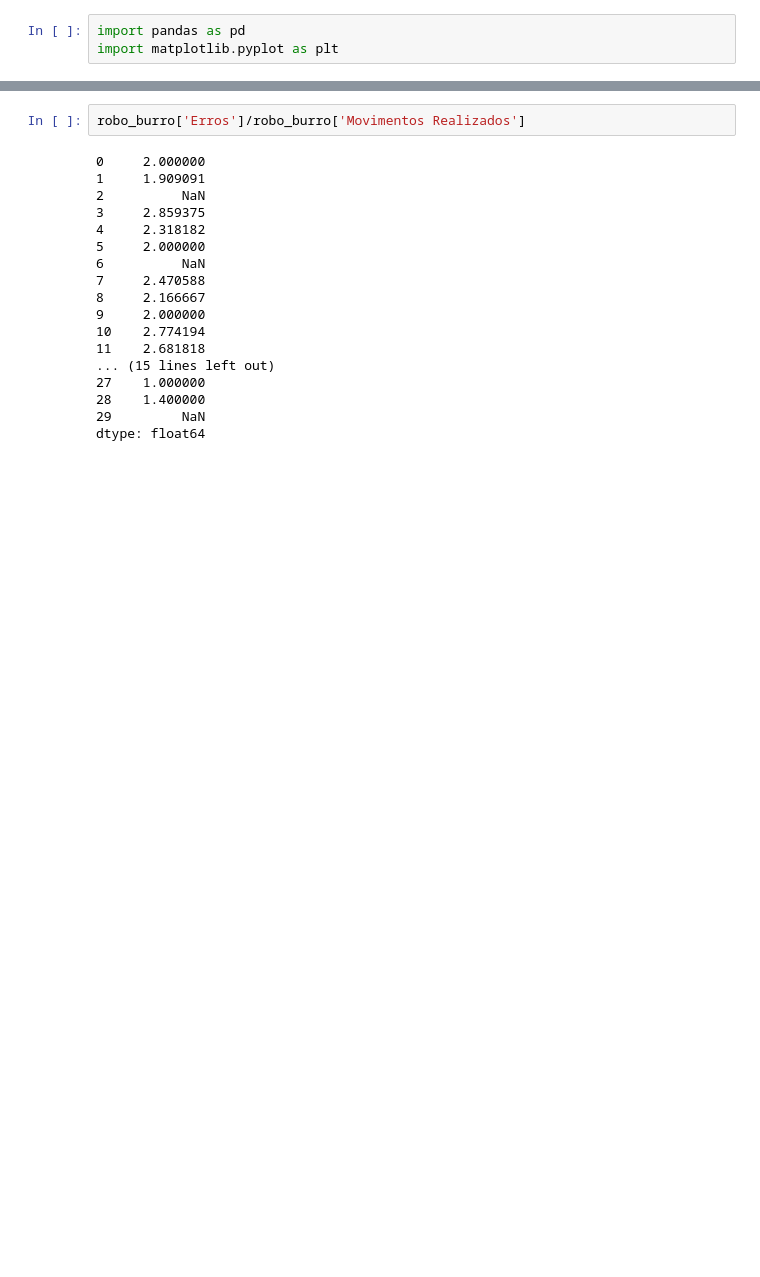
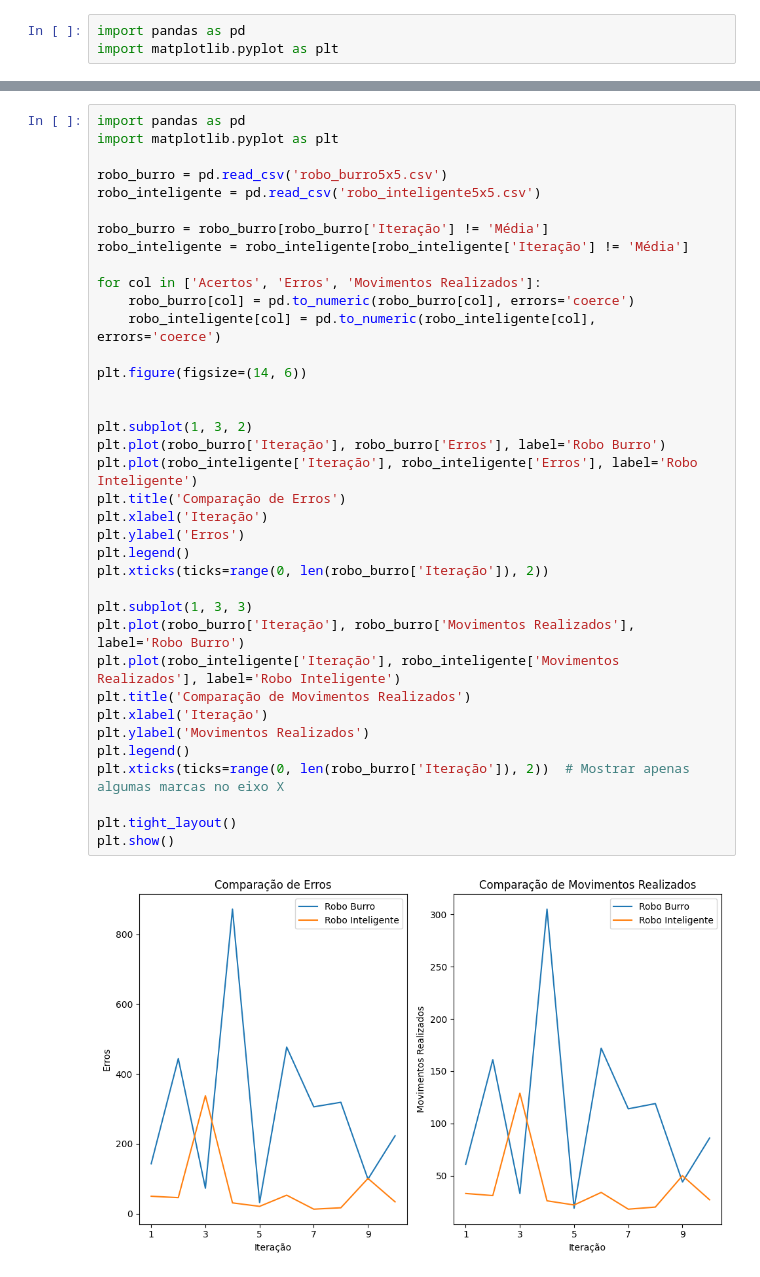
Before and after one commit to ItaloVicente/AgentesInteligentes, a Jupyter notebook: graphics.ipynb, the cells around one changed output, grey strips where cells are left out. Saved outputs shown, nothing was run; the diff lists cells and outputs as text; blank space fills up the shorter version.

```diff
--- a/graphics.ipynb
+++ b/graphics.ipynb
@@ -149,20 +109,39 @@ plt.show()
-# %%
-robo_burro['Erros']/robo_burro['Movimentos Realizados']
-# %% [output]
-0     2.000000
-1     1.909091
-2          NaN
-3     2.859375
-4     2.318182
-5     2.000000
-6          NaN
-7     2.470588
-8     2.166667
-9     2.000000
-10    2.774194
-11    2.681818
-... (15 lines left out)
-27    1.000000
-28    1.400000
-29         NaN
-dtype: float64
+# %%
+import pandas as pd
+import matplotlib.pyplot as plt
+
+robo_burro = pd.read_csv('robo_burro5x5.csv')
+robo_inteligente = pd.read_csv('robo_inteligente5x5.csv')
+
+robo_burro = robo_burro[robo_burro['Iteração'] != 'Média']
+robo_inteligente = robo_inteligente[robo_inteligente['Iteração'] != 'Média']
+
+for col in ['Acertos', 'Erros', 'Movimentos Realizados']:
+    robo_burro[col] = pd.to_numeric(robo_burro[col], errors='coerce')
+    robo_inteligente[col] = pd.to_numeric(robo_inteligente[col], errors='coerce')
+
+plt.figure(figsize=(14, 6))
+
+
+plt.subplot(1, 3, 2)
+plt.plot(robo_burro['Iteração'], robo_burro['Erros'], label='Robo Burro')
+plt.plot(robo_inteligente['Iteração'], robo_inteligente['Erros'], label='Robo Inteligente')
+plt.title('Comparação de Erros')
+plt.xlabel('Iteração')
+plt.ylabel('Erros')
+plt.legend()
+plt.xticks(ticks=range(0, len(robo_burro['Iteração']), 2))
+
+plt.subplot(1, 3, 3)
+plt.plot(robo_burro['Iteração'], robo_burro['Movimentos Realizados'], label='Robo Burro')
+plt.plot(robo_inteligente['Iteração'], robo_inteligente['Movimentos Realizados'], label='Robo Inteligente')
+plt.title('Comparação de Movimentos Realizados')
+plt.xlabel('Iteração')
+plt.ylabel('Movimentos Realizados')
+plt.legend()
+plt.xticks(ticks=range(0, len(robo_burro['Iteração']), 2))  # Mostrar apenas algumas marcas no eixo X
+
+plt.tight_layout()
+plt.show()
+# %% [output]
+[figure, added]
```
Also changed, not shown: parts of 6 cells of this notebook, 14 other files.
